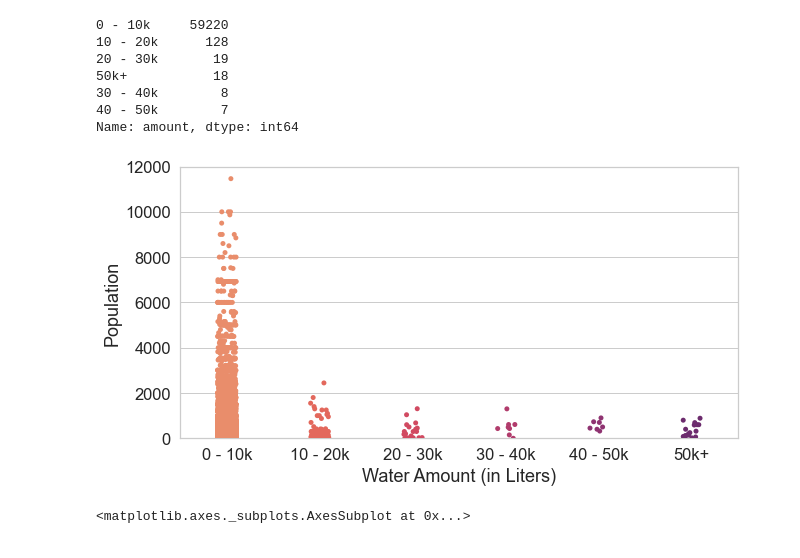
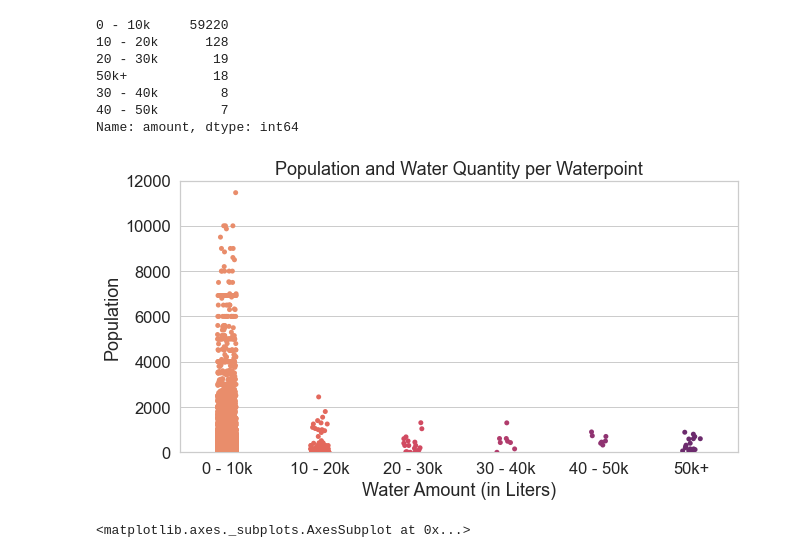
Before and after one commit to awyeh64/Tanzanian_Water_Well_Predictor, a Jupyter notebook: notebooks/exploratory/ayeh_eda.ipynb, the cells around one changed output. Drawn from its saved outputs; the diff is of its cells as text; code cells hidden in the pictures.

Commit message:
final final visualizations and final power point pdf

```diff
--- a/notebooks/exploratory/ayeh_eda.ipynb
+++ b/notebooks/exploratory/ayeh_eda.ipynb
@@ -881,13 +881,13 @@ Name: amount, dtype: int64
 # %%
 sns.set(context = 'notebook', style = 'whitegrid', font_scale=1.5)
 
 plt.figure(figsize = (10,5))
 ax = sns.stripplot( x = 'amount', y = 'population', data = dv, palette = 'flare', order = ['0 - 10k', '10 - 20k', '20 - 30k', '30 - 40k', '40 - 50k', '50k+'])
-ax.set(xlabel = 'Water Amount (in Liters)', ylabel = 'Population', title = '')
+ax.set(xlabel = 'Water Amount (in Liters)', ylabel = 'Population', title = 'Population and Water Quantity per Waterpoint')
 plt.ylim(0,12000)
 plt.savefig('population_and_water_amount', dpi=300, bbox_inches='tight')
 # %% [output]
-[figure, old version]
+[figure, new version]
 # %%
 scores = [['fsm', 0.75], ['lr', 0.64], ['knn', 0.73], ['dt', 0.74], ['ve', 0.76], ['lgb', 0.78]]
 # %%
```
Also changed, not shown: 6 other files.
